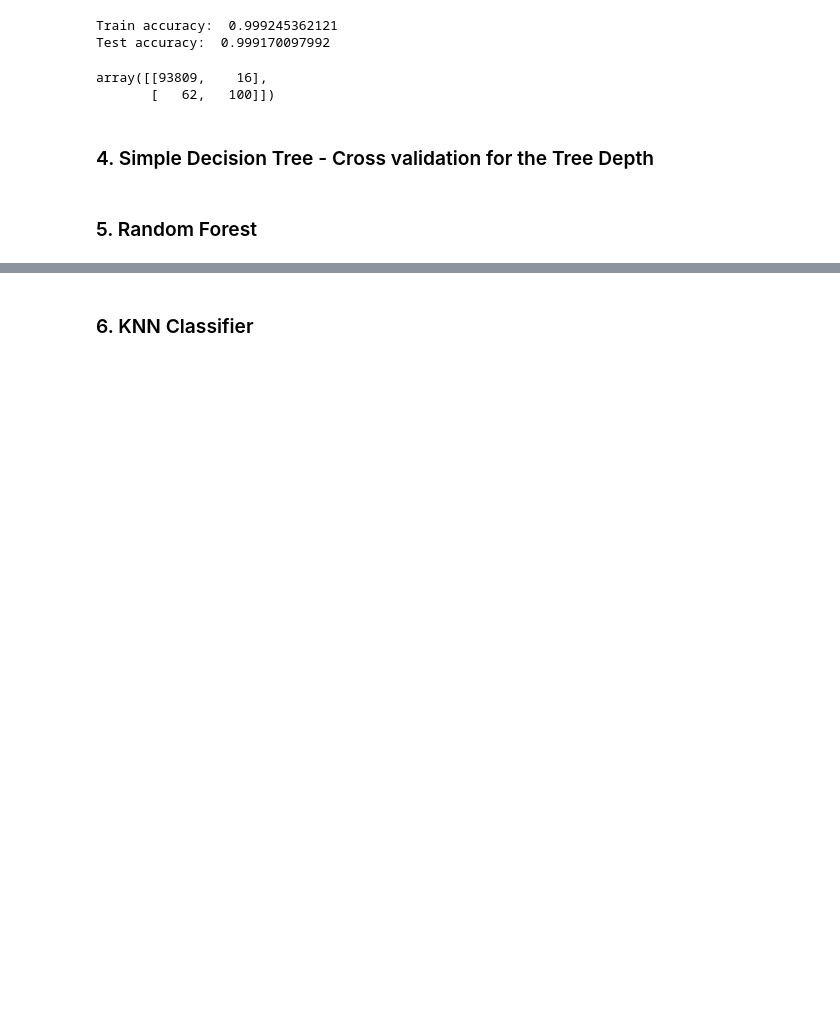
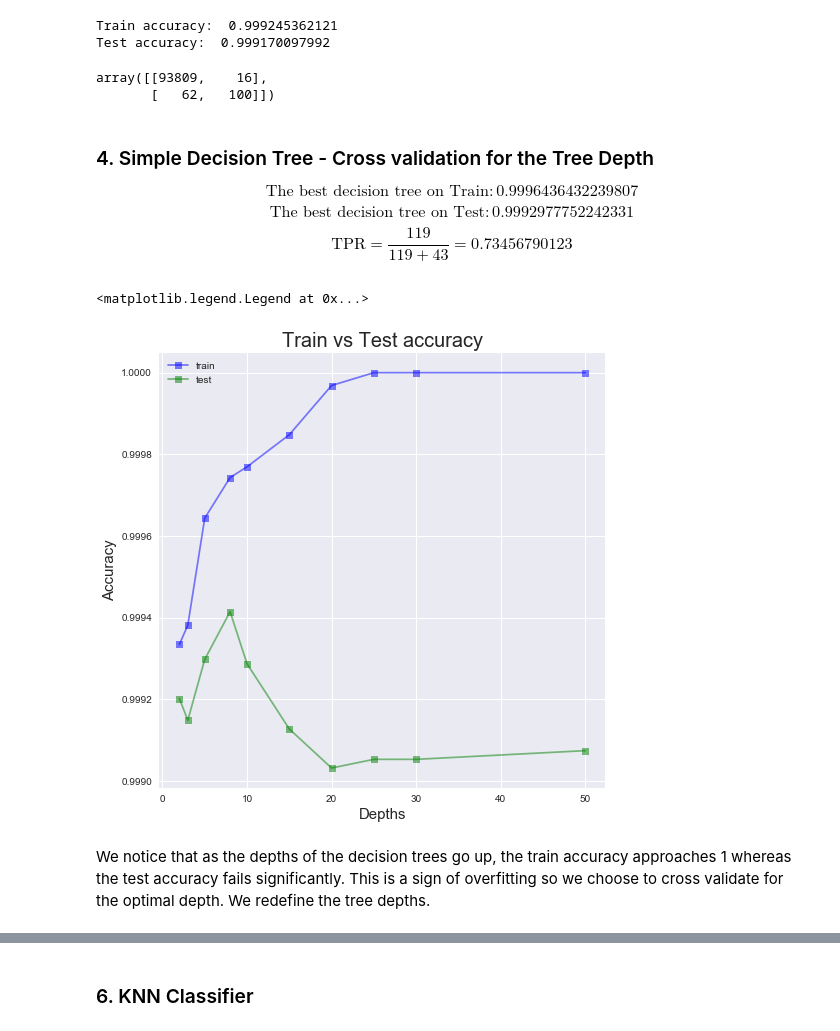
Before and after one commit to BoyuanSun930/credit_card_fraud, a Jupyter notebook: Credit Card Fraud - Classification .ipynb, the cells around one changed output, grey strips where cells are left out. Drawn from its saved outputs; the diff is of its cells as text; code cells hidden in the pictures; blank space fills up the shorter version.

```diff
--- a/Credit Card Fraud - Classification .ipynb
+++ b/Credit Card Fraud - Classification .ipynb
@@ -183,5 +187,31 @@ array([[93809,    16],
        [   62,   100]])
 # %% [markdown]
 ### 4. Simple Decision Tree - Cross validation for the Tree Depth
+
+$$\text{The best decision tree on Train} : 0.9996436432239807$$
+$$\text{The best decision tree on Test} : 0.9992977752242331$$
+$$\text{TPR} = \frac{119}{119 + 43} = 0.73456790123$$
-# %% [markdown]
-### 5. Random Forest
+# %%
+# Visualize the train/test accuracy change as the depths increase
+depths = [2,3,5,8,10,15,20,25,30,50]
+train_accuracy = []
+test_accuracy = []
+for depth in depths:
+    dt = DecisionTree(max_depth = depth)
+    dt.fit(X_train, y_train)
+    train_accuracy.append(dt.score(X_train, y_train))
+    test_accuracy.append(dt.score(X_test, y_test))
+# %%
+# Plot
+fig, ax = plt.subplots(1, 1, figsize = (8, 8))
+ax.plot(depths, train_accuracy, 's-', label = 'train', color = 'blue', alpha = 0.5)
+ax.plot(depths, test_accuracy, 's-', label = 'test', color = 'green', alpha = 0.5)
+ax.set_xlabel('Depths', size = 15)
+ax.set_ylabel('Accuracy', size = 15)
+ax.set_title('Train vs Test accuracy', size = 20)
+ax.legend(loc = 'best')
+# %% [output]
+<matplotlib.legend.Legend at 0x...>
+[figure, added]
+# %% [markdown]
+We notice that as the depths of the decision trees go up, the train accuracy approaches 1 whereas the test accuracy fails significantly. This is a sign of overfitting so we choose to cross validate for the optimal depth. We redefine the tree depths.
```
Also changed, not shown: parts of 19 cells of this notebook.
